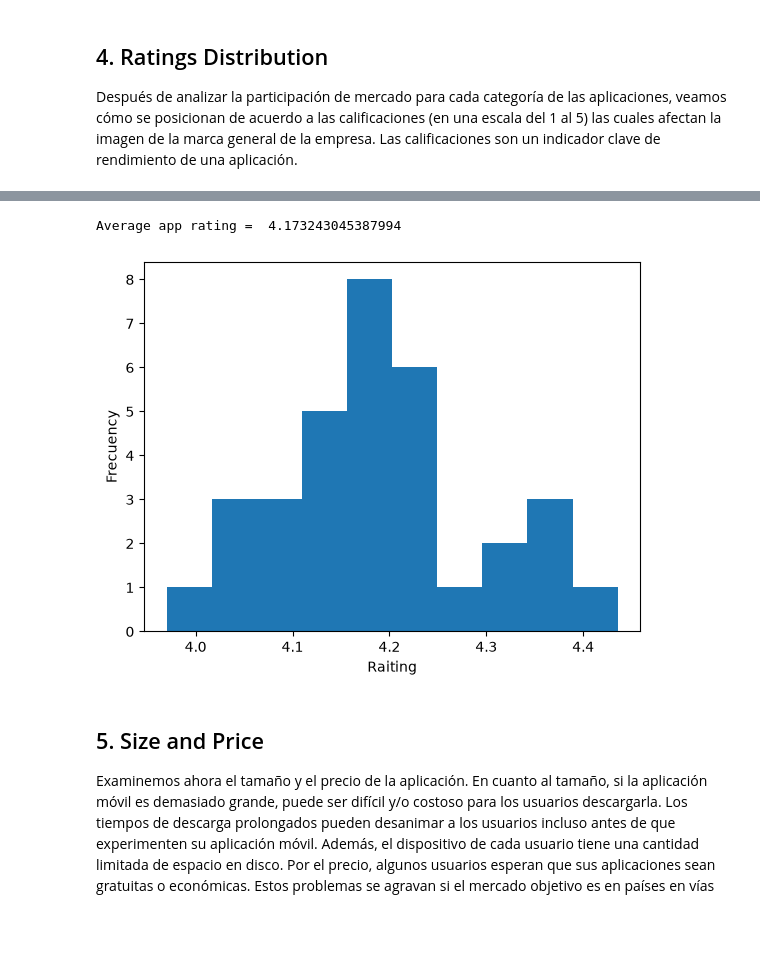
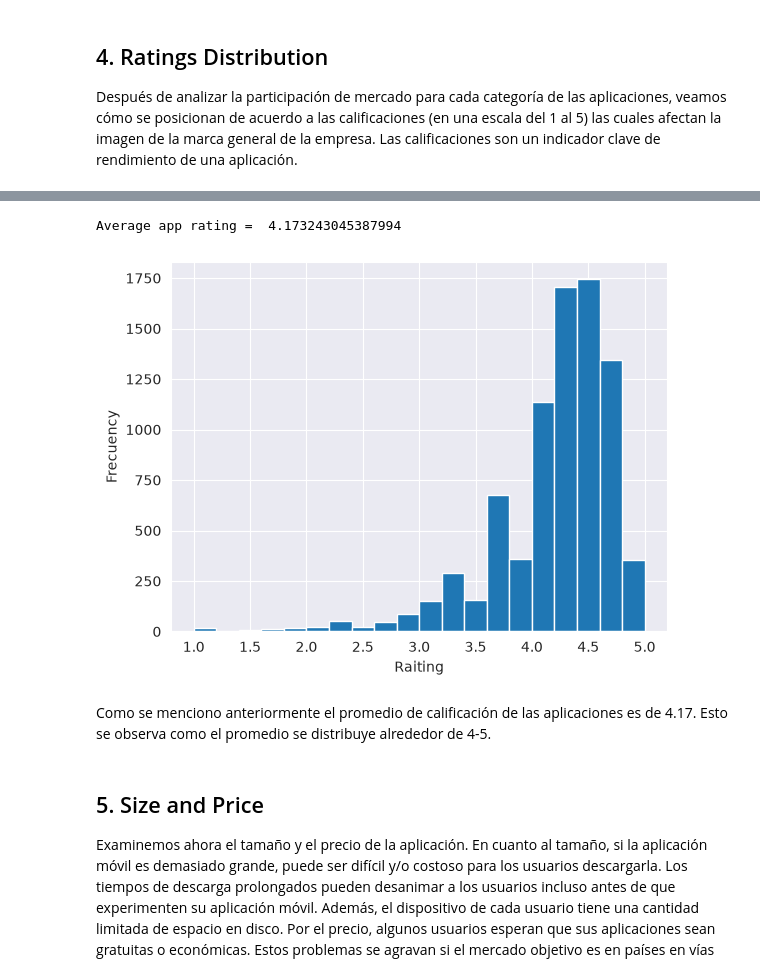
Before and after one commit to hhugoac/PythonForDataScience, a Jupyter notebook: project_progress/Python.ipynb, the cells around one changed output, grey strips where cells are left out. Drawn from its saved outputs; the diff is of its cells as text; code cells hidden in the pictures; blank space fills up the shorter version.

```diff
--- a/project_progress/Python.ipynb
+++ b/project_progress/Python.ipynb
@@ -117,19 +112,21 @@ apps.sample(5)
 # %%
 # Calcular el promedio de calificación de las apps
 avg_app_rating = apps['Rating'].mean()
 print('Average app rating = ', avg_app_rating)
 
 # Calcula el promedio de calificación por categoría
 avg_by_category = apps.groupby('Category')['Rating'].mean()
 
 # Visualiza en un histograma el comportamiento del Rating
-avg_by_category.plot(kind='hist')
+apps['Rating'].plot(kind='hist', bins=20)
 plt.xlabel('Raiting')
 plt.ylabel('Frecuency')
 plt.show()
 # %% [output]
 Average app rating =  4.173243045387994
-[figure, old version]
+[figure, new version]
+# %% [markdown]
+Como se menciono anteriormente el promedio de calificación de las aplicaciones es de 4.17. Esto se observa como el promedio se distribuye alrededor de 4-5.
 # %% [markdown]
 ## 5. Size and Price
 <p>Examinemos ahora el tamaño y el precio de la aplicación. En cuanto al tamaño, si la aplicación móvil es demasiado grande, puede ser difícil y/o costoso para los usuarios descargarla. Los tiempos de descarga prolongados pueden desanimar a los usuarios incluso antes de que experimenten su aplicación móvil. Además, el dispositivo de cada usuario tiene una cantidad limitada de espacio en disco. Por el precio, algunos usuarios esperan que sus aplicaciones sean gratuitas o económicas. Estos problemas se agravan si el mercado objetivo es en países en vías de desarrollo; especialmente debido a las velocidades de Internet, el poder adquisitivo, los tipos de cambio, etc.</p>
```
Also changed, not shown: parts of 10 cells of this notebook.
